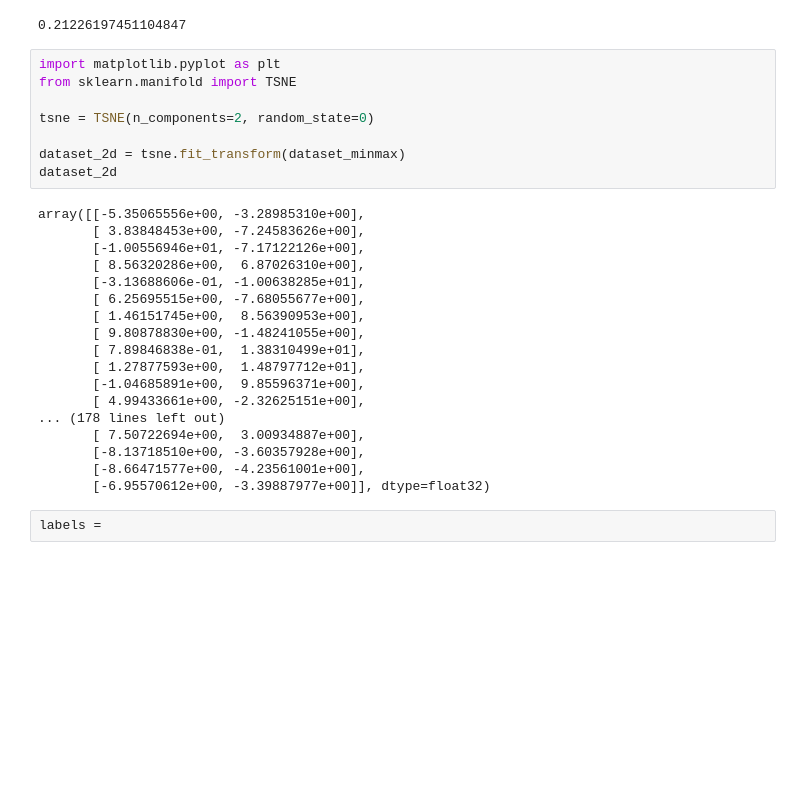
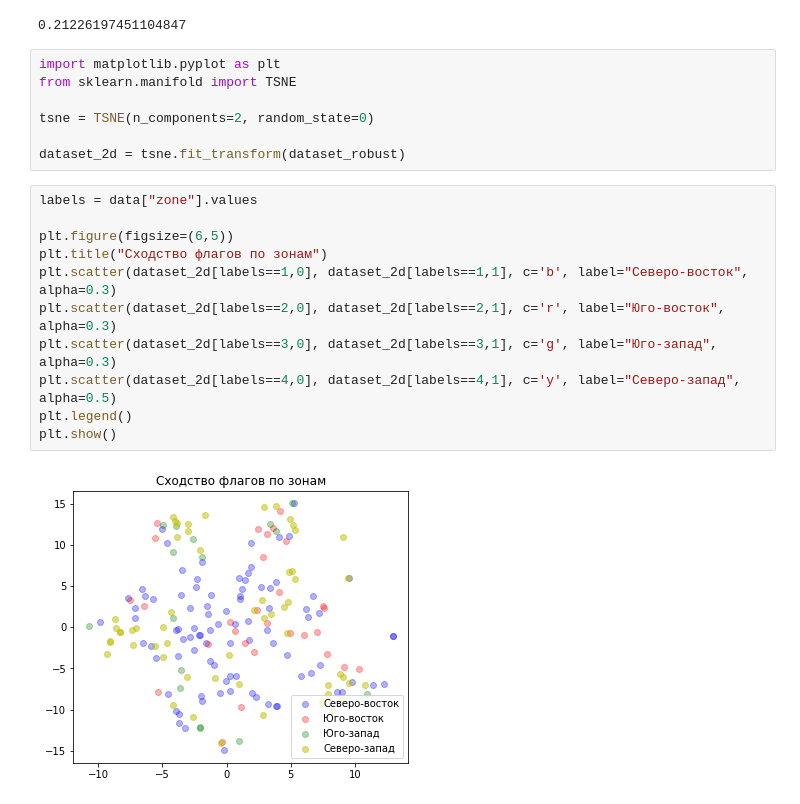
Before and after one commit to IlyaNechaev/ISiT, a Jupyter notebook: 3-4/Scaling.ipynb, the cells around one changed output. Cells and saved outputs as stored; diff of their text form; blank space fills up the shorter version.

```diff
--- a/3-4/Scaling.ipynb
+++ b/3-4/Scaling.ipynb
@@ -191,31 +171,23 @@ array([[ 0.5       , -0.33333333,  1.16170903, ...,  0.        ,
 dataset_robust.mean()
 # %% [output]
 0.21226197451104847
-# %%
-import matplotlib.pyplot as plt
-from sklearn.manifold import TSNE
-
-tsne = TSNE(n_components=2, random_state=0)
-
-dataset_2d = tsne.fit_transform(dataset_minmax)
-dataset_2d
-# %% [output]
-array([[-5.35065556e+00, -3.28985310e+00],
-       [ 3.83848453e+00, -7.24583626e+00],
-       [-1.00556946e+01, -7.17122126e+00],
-       [ 8.56320286e+00,  6.87026310e+00],
-       [-3.13688606e-01, -1.00638285e+01],
-       [ 6.25695515e+00, -7.68055677e+00],
-       [ 1.46151745e+00,  8.56390953e+00],
-       [ 9.80878830e+00, -1.48241055e+00],
-       [ 7.89846838e-01,  1.38310499e+01],
-       [ 1.27877593e+00,  1.48797712e+01],
-       [-1.04685891e+00,  9.85596371e+00],
-       [ 4.99433661e+00, -2.32625151e+00],
-... (178 lines left out)
-       [ 7.50722694e+00,  3.00934887e+00],
-       [-8.13718510e+00, -3.60357928e+00],
-       [-8.66471577e+00, -4.23561001e+00],
-       [-6.95570612e+00, -3.39887977e+00]], dtype=float32)
-# %%
-labels =
+# %%
+import matplotlib.pyplot as plt
+from sklearn.manifold import TSNE
+
+tsne = TSNE(n_components=2, random_state=0)
+
+dataset_2d = tsne.fit_transform(dataset_robust)
+# %%
+labels = data["zone"].values
+
+plt.figure(figsize=(6,5))
+plt.title("Сходство флагов по зонам")
+plt.scatter(dataset_2d[labels==1,0], dataset_2d[labels==1,1], c='b', label="Северо-восток", alpha=0.3)
+plt.scatter(dataset_2d[labels==2,0], dataset_2d[labels==2,1], c='r', label="Юго-восток", alpha=0.3)
+plt.scatter(dataset_2d[labels==3,0], dataset_2d[labels==3,1], c='g', label="Юго-запад", alpha=0.3)
+plt.scatter(dataset_2d[labels==4,0], dataset_2d[labels==4,1], c='y', label="Северо-запад", alpha=0.5)
+plt.legend()
+plt.show()
+# %% [output]
+[figure, added]
```
Also changed, not shown: parts of 17 cells of this notebook.
